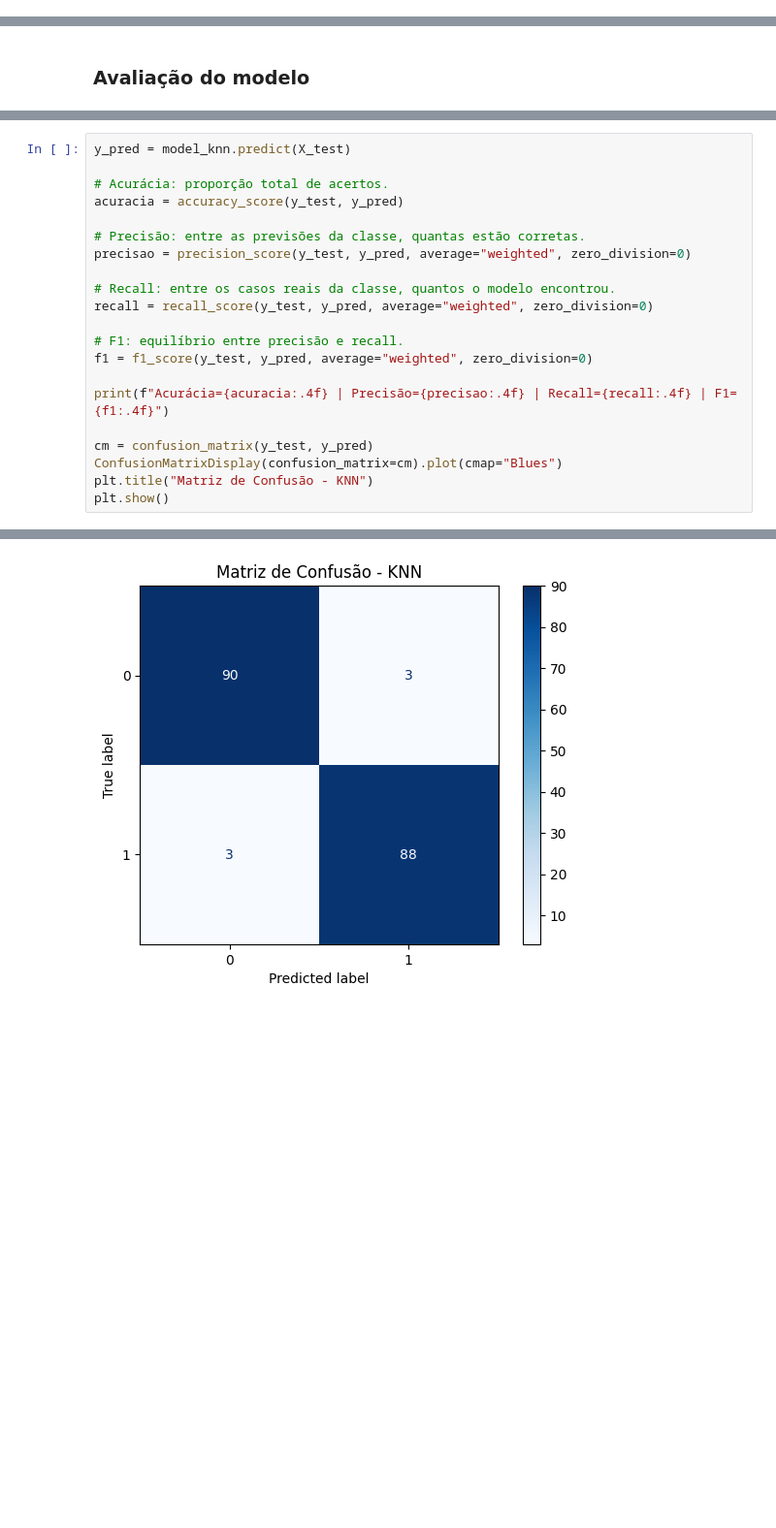
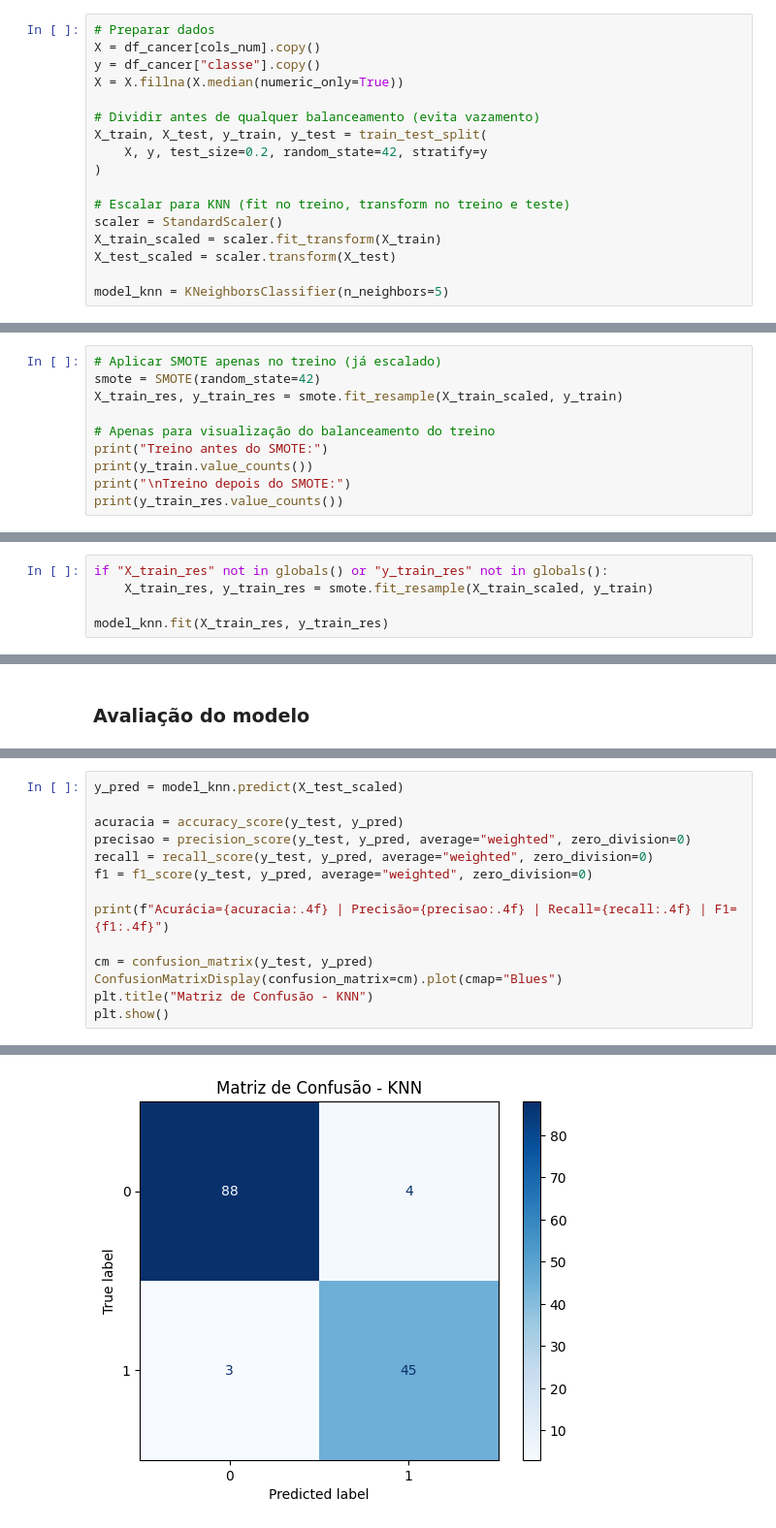
Before and after one commit to vitorribas0/estudos_ciencia_de_dados, a Jupyter notebook: projetos/knn/4_breast_cancer.ipynb, the cells around one changed output, grey strips where cells are left out. Shown at 97% size. Drawn from its saved outputs; the diff is of its cells as text; blank space fills up the shorter version.

```diff
--- a/projetos/knn/4_breast_cancer.ipynb
+++ b/projetos/knn/4_breast_cancer.ipynb
@@ -162,0 +138,17 @@ KNeighborsClassifier()
+# %%
+# Preparar dados
+X = df_cancer[cols_num].copy()
+y = df_cancer["classe"].copy()
+X = X.fillna(X.median(numeric_only=True))
+
+# Dividir antes de qualquer balanceamento (evita vazamento)
+X_train, X_test, y_train, y_test = train_test_split(
+    X, y, test_size=0.2, random_state=42, stratify=y
+)
+
+# Escalar para KNN (fit no treino, transform no treino e teste)
+scaler = StandardScaler()
+X_train_scaled = scaler.fit_transform(X_train)
+X_test_scaled = scaler.transform(X_test)
+
+model_knn = KNeighborsClassifier(n_neighbors=5)
@@ -162,0 +157,10 @@ KNeighborsClassifier()
+# %%
+# Aplicar SMOTE apenas no treino (já escalado)
+smote = SMOTE(random_state=42)
+X_train_res, y_train_res = smote.fit_resample(X_train_scaled, y_train)
+
+# Apenas para visualização do balanceamento do treino
+print("Treino antes do SMOTE:")
+print(y_train.value_counts())
+print("\nTreino depois do SMOTE:")
+print(y_train_res.value_counts())
@@ -162,0 +179,5 @@ KNeighborsClassifier()
+# %%
+if "X_train_res" not in globals() or "y_train_res" not in globals():
+    X_train_res, y_train_res = smote.fit_resample(X_train_scaled, y_train)
+
+model_knn.fit(X_train_res, y_train_res)
@@ -170,16 +188,9 @@ Acurácia do modelo KNN: 0.97
 # %%
-y_pred = model_knn.predict(X_test)
+y_pred = model_knn.predict(X_test_scaled)
 
-# Acurácia: proporção total de acertos.
 acuracia = accuracy_score(y_test, y_pred)
-
-# Precisão: entre as previsões da classe, quantas estão corretas.
 precisao = precision_score(y_test, y_pred, average="weighted", zero_division=0)
-
-# Recall: entre os casos reais da classe, quantos o modelo encontrou.
 recall = recall_score(y_test, y_pred, average="weighted", zero_division=0)
-
-# F1: equilíbrio entre precisão e recall.
 f1 = f1_score(y_test, y_pred, average="weighted", zero_division=0)
 
 print(f"Acurácia={acuracia:.4f} | Precisão={precisao:.4f} | Recall={recall:.4f} | F1={f1:.4f}")
@@ -193 +204 @@ Acurácia=0.9674 | Precisão=0.9674 | Recall=0.9674 | F1=0.9674
-[figure, old version]
+[figure, new version]
```
Also changed, not shown: parts of 13 cells of this notebook.
